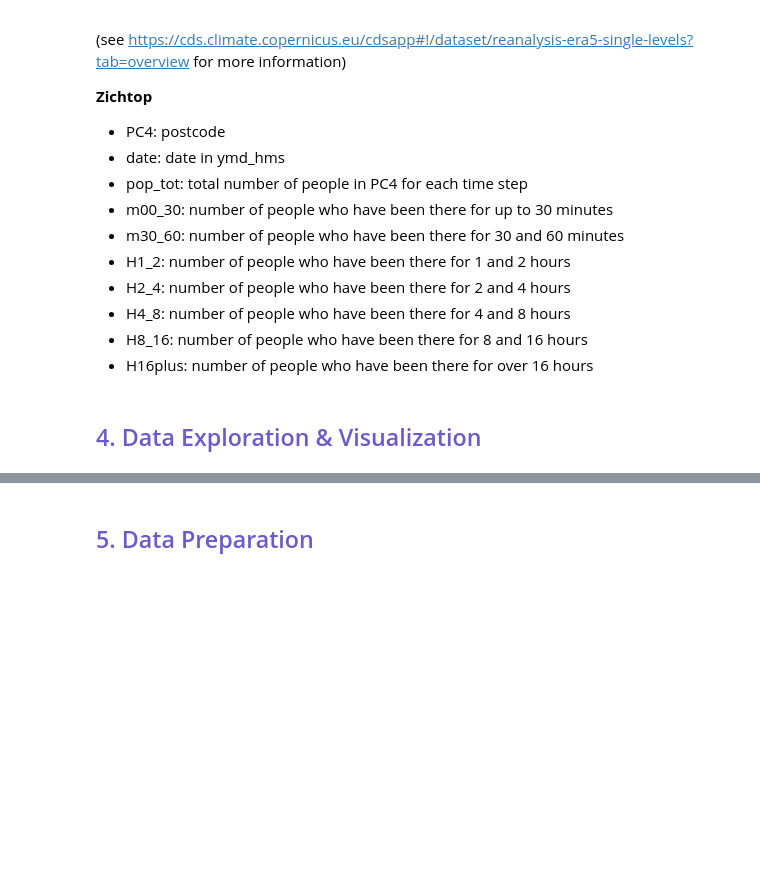
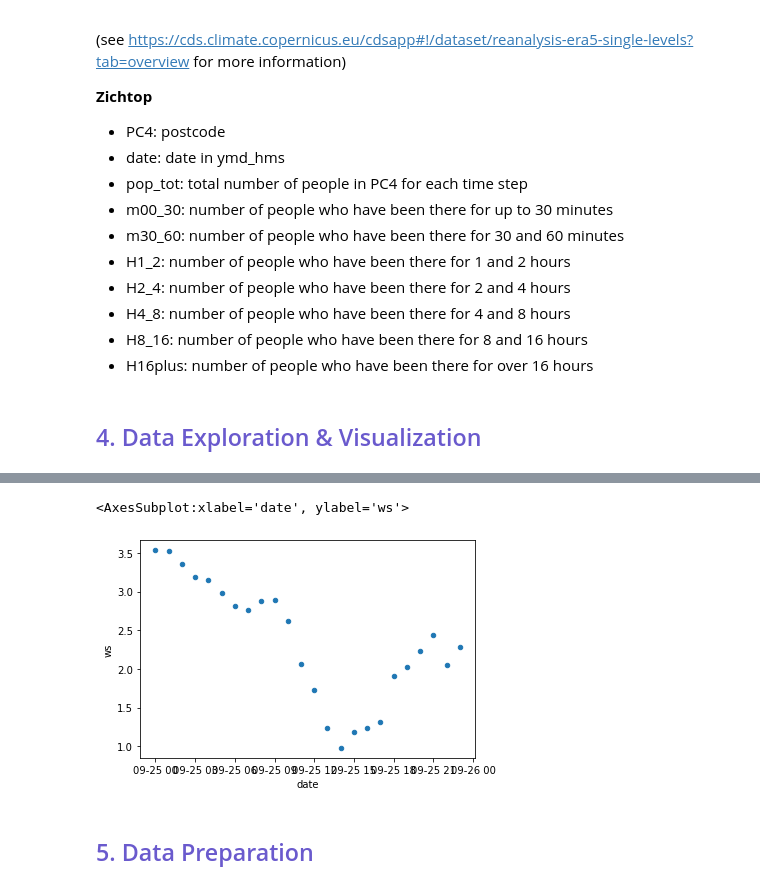
Before and after one commit to rawan-a-d/Air-Quality-Prediction, a Jupyter notebook: notebook.ipynb, the cells around one changed output, grey strips where cells are left out. Drawn from its saved outputs; the diff is of its cells as text; code cells hidden in the pictures; blank space fills up the shorter version.

```diff
--- a/notebook.ipynb
+++ b/notebook.ipynb
@@ -63,3 +130,10 @@ We have three separate datasets for the period between 25-09-2021 and 30-12-2021
+# %%
+one_day = pc_5611[pc_5611['date']. dt. strftime('%Y-%m-%d')=='2021-09-25']
+
+one_day.plot.scatter(x = 'date', y = 'ws')
+# %% [output]
+<AxesSubplot:xlabel='date', ylabel='ws'>
+[figure, added]
 # %% [markdown]
 <h2><font color=slateblue> 5. Data Preparation </font></h2>
 # %% [markdown]
```
Also changed, not shown: parts of 6 cells of this notebook.
